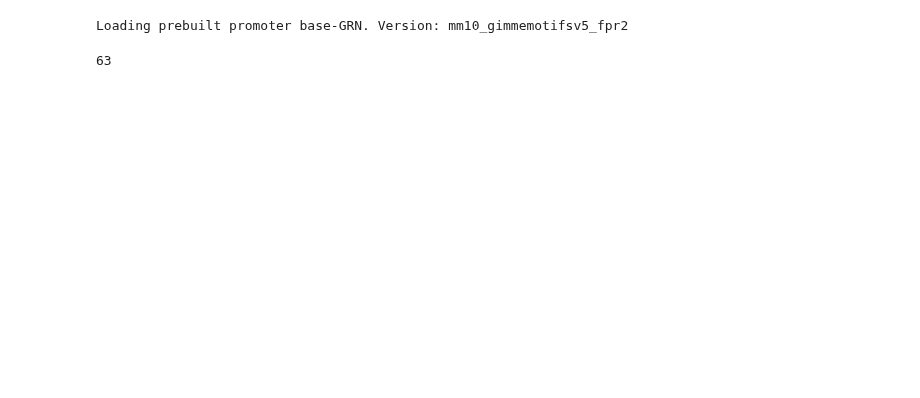
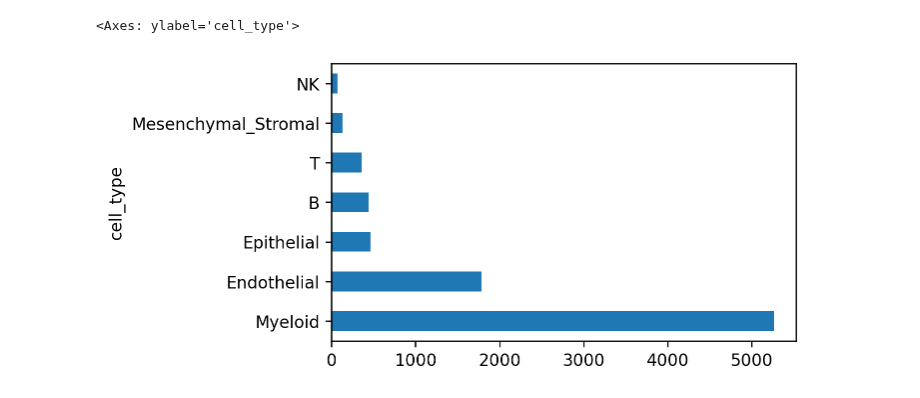
Before and after one commit to jishnu-lab/SpaceTravLR, a Jupyter notebook: notebooks/mouse_kidney_survey/00_make_adata.ipynb, the cells around one changed output. Drawn from its saved outputs; the diff is of its cells as text; code cells hidden in the pictures; blank space fills up the shorter version.

Commit message:
ready for survey kidney

```diff
--- a/notebooks/mouse_kidney_survey/00_make_adata.ipynb
+++ b/notebooks/mouse_kidney_survey/00_make_adata.ipynb
@@ -33,4 +27,0 @@ import seaborn as sns
-# %%
-adata.obs['banksy_celltypes'] = pd.read_csv(
-    '/Users/koush/Projects/SpaceOracle/notebooks/mouse_kidney_survey/banksy_celltypes.csv').banksy_celltypes.values
-adata.obs['banksy_celltypes'] = adata.obs['banksy_celltypes'].astype('category')
@@ -44,0 +32,27 @@ out = pd.DataFrame(
+# %%
+adata.obs.ct1 = adata.obs.ct1.astype(str)
+adata = adata[~adata.obs.ct1.isin(["Neuronal", "Erythroid"])]
+# %%
+# adata.obs = adata.obs.drop(columns=
+#     ['batch', 'rxn',
+#      'n_counts', 'high_q', 'chip', 'exp', 'banksy_celltypes',
+#      'samp-id', 'samp-type', 'n_genes_by_counts',
+#      'log1p_n_genes_by_counts', 'total_counts', 'log1p_total_counts',
+#      'pct_counts_in_top_50_genes', 'pct_counts_in_top_100_genes', 'pct_counts_in_top_200_genes',
+#      'pct_counts_in_top_500_genes', 'total_counts_mt', 'log1p_total_counts_mt', 'pct_counts_mt'])
+
+del adata.var
+del adata.uns
+
+adata.X  = adata.layers['raw_count'].copy()
+
+
+lymphoid_mask = adata.obs['ct1'] == "Lymphoid"
+adata.obs.loc[lymphoid_mask, 'ct1'] = adata.obs.loc[lymphoid_mask, 'ct2']
+
+adata.obs['cell_type'] = adata.obs['ct1'].copy()
+adata.obs['cell_type'] = adata.obs['cell_type'].astype('category')
+adata.obs['cell_type_int'] = adata.obs['cell_type'].apply(
+    lambda x: encode_labels(adata.obs['cell_type'], reverse_dict=True)[x])
+
+adata.obs.cell_type.cat = adata.obs.cell_type.cat.remove_unused_categories()
@@ -45,3 +71,11 @@ out = pd.DataFrame(
+# %%
+plt.rcParams['figure.figsize'] = [5, 3]
+plt.rcParams['figure.dpi'] = 120
+
+adata.obs.cell_type.value_counts().plot(kind='barh')
+# %% [output]
+<Axes: ylabel='cell_type'>
+[figure, added]
 # %%
 osmogenes = ['Aqp2', 'Aqp4', 'Cryab', 'Elf5', 'Mal', 'Muc1',
         'Pax2', 'Sgk1', 'Slc14a2', 'Slc5a3']
@@ -65,26 +95,0 @@ sys.path.append('../../src')
-# %%
-import celloracle as co
-base_GRN = co.data.load_mouse_promoter_base_GRN()
-# %% [output]
-Loading prebuilt promoter base-GRN. Version: mm10_gimmemotifsv5_fpr2
-# %%
-from spaceoracle.tools.network import expand_paired_interactions
-import commot as ct
-
-df_ligrec = ct.pp.ligand_receptor_database(
-        database='CellChat',
-        species='mouse',
-        signaling_type="Secreted Signaling"
-    )
-
-df_ligrec.columns = ['ligand', 'receptor', 'pathway', 'signaling']
-df_ligrec = expand_paired_interactions(df_ligrec)
-
-coms_df =df_ligrec.query('receptor.str.contains("CXCR") or ligand.str.contains("CXCL")')
-genes_of_interest = list(np.unique(coms_df.ligand.unique().tolist() + \
-                         coms_df.receptor.unique().tolist()))
-# len(genes_of_interest)
-genes_of_interest = genes_of_interest + list(extra_genes)
-len(genes_of_interest)
-# %% [output]
-63
```
Also changed, not shown: parts of 23 cells of this notebook, 7 other files.
